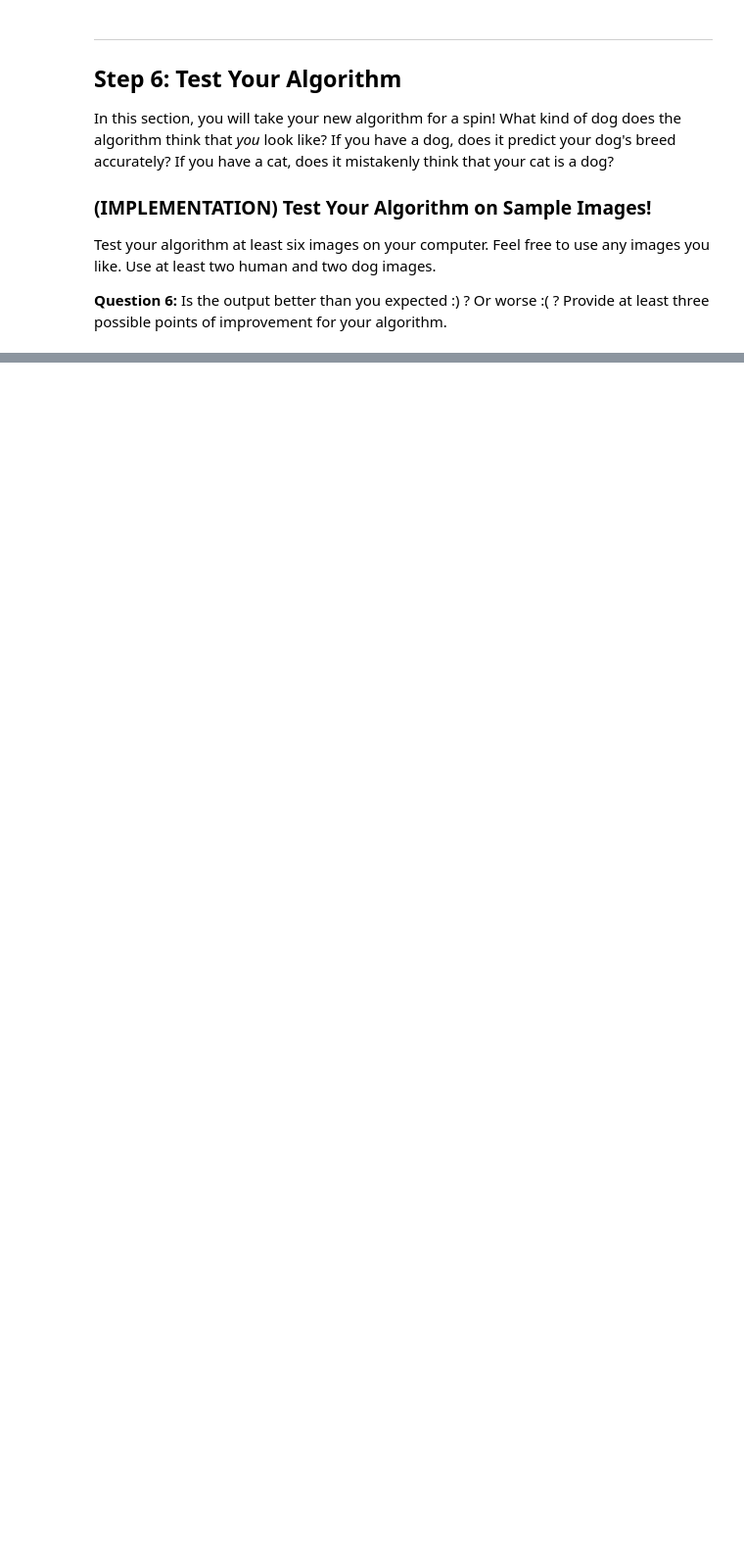
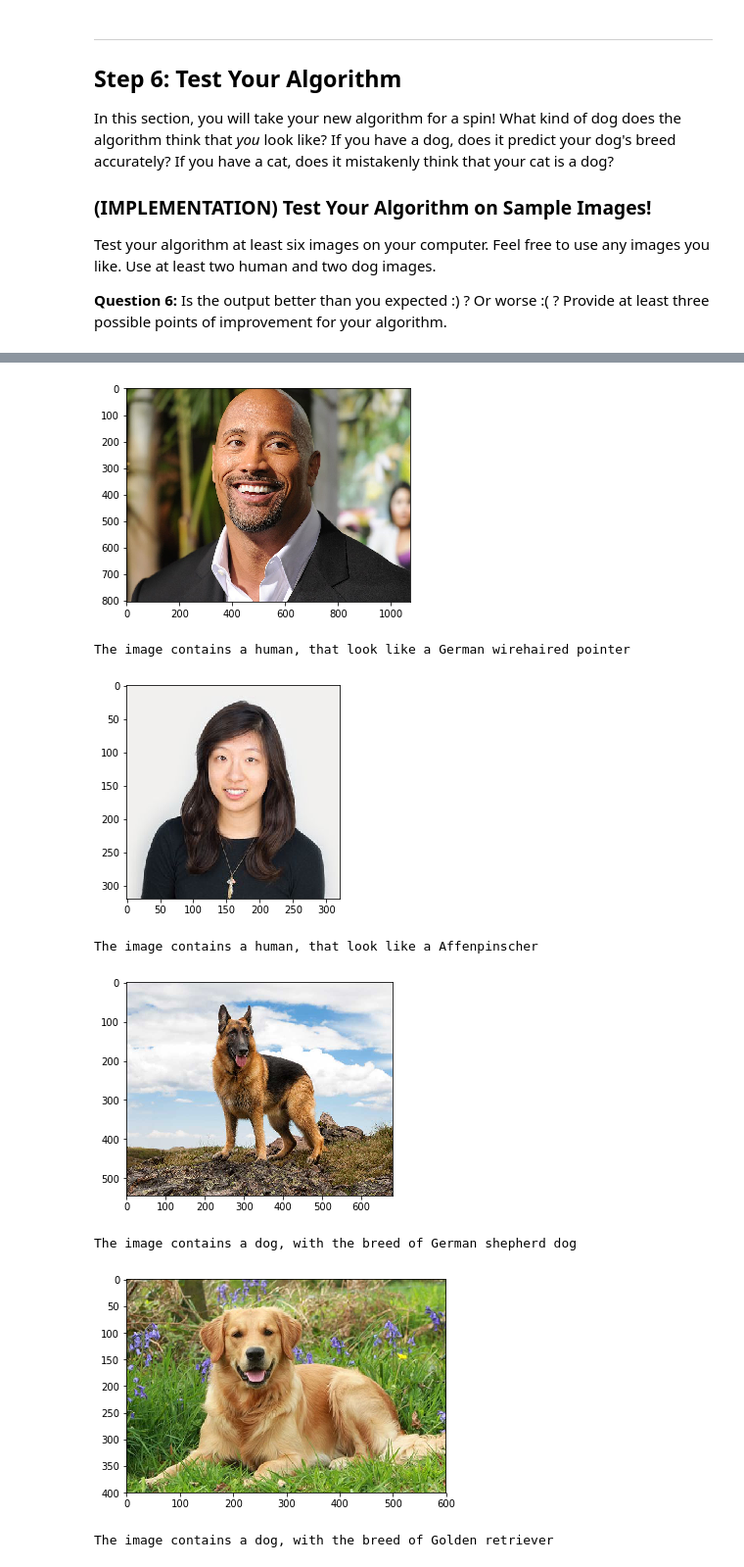
Before and after one commit to kendreaditya/dogs_cats, a Jupyter notebook: dog_app.ipynb, the cells around one changed output, grey strips where cells are left out. Shown at 98% size. Cells and saved outputs as stored; diff of their text form; code cells hidden in the pictures; blank space fills up the shorter version.

```diff
--- a/dog_app.ipynb
+++ b/dog_app.ipynb
@@ -398,13 +394,13 @@ Looked at the VGG ConvNet and condensed the amout of layers, and compress the im
 Use the next code cell to specify a [loss function](http://pytorch.org/docs/stable/nn.html#loss-functions) and [optimizer](http://pytorch.org/docs/stable/optim.html).  Save the chosen loss function as `criterion_scratch`, and the optimizer as `optimizer_scratch` below.
 # %%
 import torch.optim as optim
-from torch import nn
 
 ### TODO: select loss function
 criterion_scratch = nn.CrossEntropyLoss()
 
 ### TODO: select optimizer
-optimizer_scratch = optim.Adam(model_scratch.parameters(), lr=0.05)
+optimizer_scratch = optim.Adam(model_scratch.parameters(), lr=0.001)
+exp_lr_scheduler = optim.lr_scheduler.StepLR(optimizer_scratch, step_size=5, gamma=0.1)
 # %% [markdown]
 ### (IMPLEMENTATION) Train and Validate the Model
 
@@ -585,7 +599,7 @@ Researched ConvNets on PyTorch documentation, and came across VGG19.
 Use the next code cell to specify a [loss function](http://pytorch.org/docs/master/nn.html#loss-functions) and [optimizer](http://pytorch.org/docs/master/optim.html).  Save the chosen loss function as `criterion_transfer`, and the optimizer as `optimizer_transfer` below.
 # %%
 criterion_transfer = nn.CrossEntropyLoss()
-optimizer_transfer = optim.Adam(model_transfer.classifier.parameters(), lr=0.003)
+optimizer_transfer = optim.Adam(model_transfer.classifier.parameters(), lr=0.00001)
 # %% [markdown]
 ### (IMPLEMENTATION) Train and Validate the Model
 
@@ -700,9 +683,14 @@ Some sample output for our algorithm is provided below, but feel free to design
 # %%
 ### TODO: Write your algorithm.
 ### Feel free to use as many code cells as needed.
-
 def run_app(img_path):
     ## handle cases for a human face, dog, and neither
+    if dog_detector(img_path):
+        return "The image contains a dog, with the breed of "+predict_breed_transfer(img_path)
+    elif face_detector(img_path):
+        return "The image contains a human, that look like a "+predict_breed_transfer(img_path)
+    else:
+        return "ERROR. Human nor gog detected!"
 # %% [markdown]
 ---
 <a id='step6'></a>
@@ -720,8 +705,0 @@ __Answer:__ (Three possible points for improvement)
-# %%
-## TODO: Execute your algorithm from Step 6 on
-## at least 6 images on your computer.
-## Feel free to use as many code cells as needed.
-
-## suggested code, below
-for file in np.hstack((human_files[:3], dog_files[:3])):
-    run_app(file)
@@ -727,0 +709,33 @@ for file in np.hstack((human_files[:3], dog_files[:3])):
+# %%
+## TODO: Execute your algorithm from Step 6 on
+## at least 6 images on your computer.
+## Feel free to use as many code cells as needed.
+!wget -q -c "https://i.insider.com/5b462c57f4af9c1a008b45eb?width=1073&format=jpeg" -O "test1.jpeg"
+!wget -q -c "https://s3-us-west-1.amazonaws.com/udacity-content/instructor/jessica-lin@2x-c7bc744.jpg" -O "test2.jpeg"
+!wget -q -c "https://cdn3-www.dogtime.com/assets/uploads/gallery/german-shepherd-dog-breed-pictures/standing-7.jpg" -O "test3.jpeg"
+!wget -q -c "https://www.allgoldenretriever.com/wp-content/uploads/2020/03/15-Reasons-Golden-Retrievers-Are-the-BEST-Dogs-Ever.jpg" -O "test4.jpeg"
+!wget -q -c "https://images-na.ssl-images-amazon.com/images/I/61q%2BcRRsPiL._AC_SX425_.jpg" -O "test5.jpeg"
+!wget -q -c "https://icdn2.digitaltrends.com/image/digitaltrends/galaxy-s10-plus-review-feat-382x238-c.jpg" -O "test6.jpeg"
+
+if use_cuda:
+    VGG16.cuda()
+
+for file_name in ['test1.jpeg','test2.jpeg','test3.jpeg','test4.jpeg','test5.jpeg','test6.jpeg']:
+    plt.imshow(np.array(Image.open(file_name)))
+    plt.show()
+    print(run_app(file_name))
+
+## suggested code, below
+for file in np.hstack((human_files[:3], dog_files[:3])):
+    plt.imshow(np.array(Image.open(file)))
+    plt.show()
+    print(run_app(file))
+# %% [output]
+[figure, added]
+The image contains a human, that look like a German wirehaired pointer
+[figure, added]
+The image contains a human, that look like a Affenpinscher
+[figure, added]
+The image contains a dog, with the breed of German shepherd dog
+[figure, added]
+The image contains a dog, with the breed of Golden retriever
```
Also changed, not shown: parts of 19 cells of this notebook.
